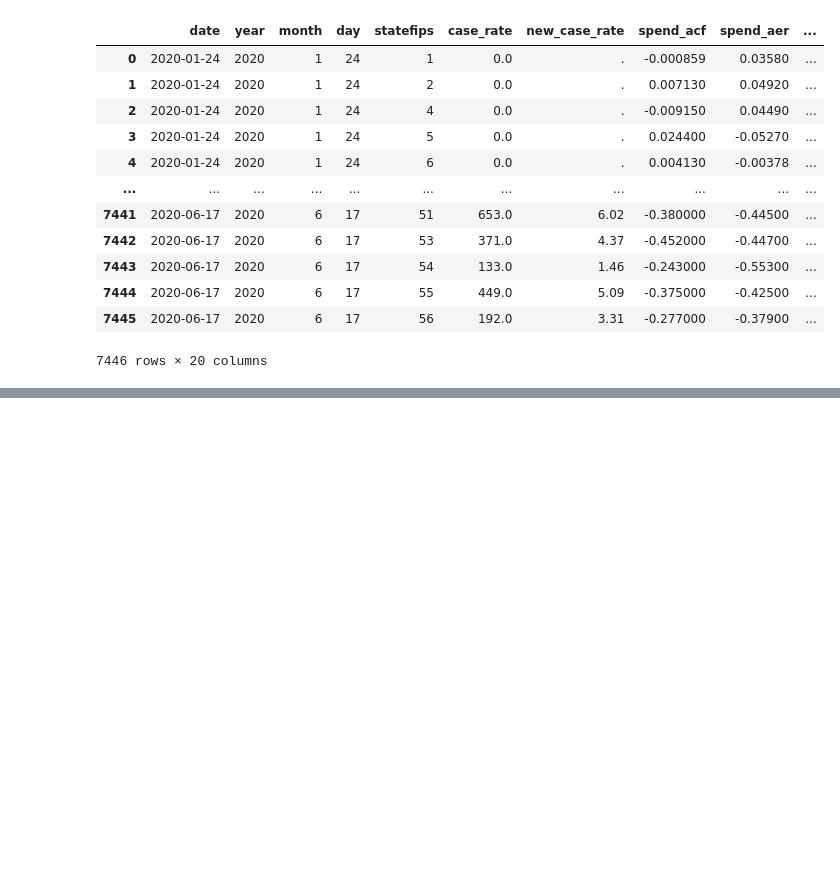
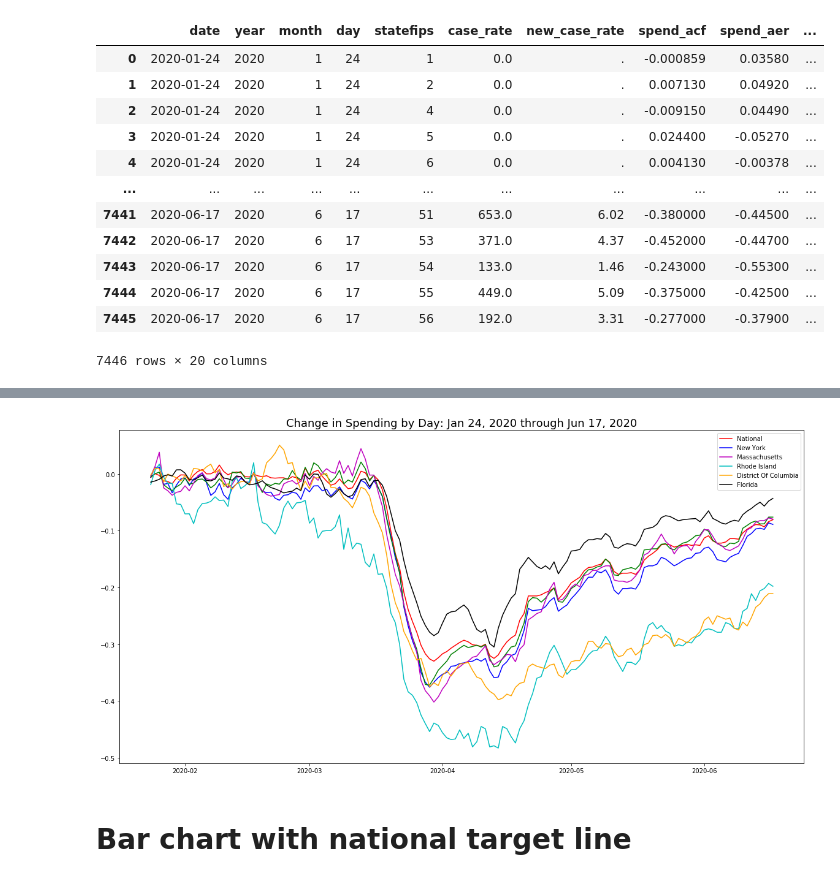
Before and after one commit to Starlinf/Project1, a Jupyter notebook: Project1_Q3.ipynb, the cells around one changed output, grey strips where cells are left out. Saved outputs shown, nothing was run; the diff lists cells and outputs as text; code cells hidden in the pictures; blank space fills up the shorter version.

```diff
--- a/Project1_Q3.ipynb
+++ b/Project1_Q3.ipynb
@@ -289,0 +405,10 @@ years = average_unemployment.keys()
+# %%
+# Code to select End-Of_Month data
+# eom_list = ['2020-01-31', '2020-02-28', '2020-03-31', '2020-04-30', '2020-05-31', '2020-06-17']
+# eom_df = top3_nat_fla_df[top3_nat_fla_df['date'].isin(eom_list)]
+# eom_df.head()
+
+
+
+top5_nat_fla_df_daterange = top5_nat_fla_df[(top5_nat_fla_df['date'] > '2020-01-23') & (top5_nat_fla_df['date'] <= '2020-06-17')]
+top5_nat_fla_df_daterange.head()
@@ -289,0 +422,4 @@ years = average_unemployment.keys()
+# %%
+# Select the columns needed to create the line plot
+line_plot_df = top5_nat_fla_df_daterange[["date", "statename","spend_all"]]
+line_plot_df.head()
@@ -289,0 +433,44 @@ years = average_unemployment.keys()
+# %%
+# Set the 'statename' to be the index for easy referencing of rows
+line_plot_df = line_plot_df.set_index("statename")
+# %%
+# Create a list of the dates to use for the x axis
+dates = line_plot_df["date"].unique()
+# %%
+# Set line chart size
+plt.figure(figsize=(20,10))
+
+# Plot the the national, each state in the top 5, and fla numbers
+nat, = plt.plot(dates, line_plot_df.loc['National',["spend_all"]],
+                color="r",label='National')
+
+ny, = plt.plot(dates, line_plot_df.loc['New York',["spend_all"]],
+               color="b",label='New York')
+
+nj, = plt.plot(dates, line_plot_df.loc['New Jersey',["spend_all"]],
+               color="g",label='New Jersey')
+
+mass, = plt.plot(dates, line_plot_df.loc['Massachusetts',["spend_all"]],
+                 color="m",label='Massachusetts')
+
+ri, = plt.plot(dates, line_plot_df.loc['Rhode Island',["spend_all"]],
+               color="c",label='Rhode Island')
+
+doc, = plt.plot(dates, line_plot_df.loc['District Of Columbia',["spend_all"]],
+                color="orange",label='District Of Columbia')
+
+fla, = plt.plot(dates, line_plot_df.loc['Florida',["spend_all"]],
+                color="k",label='Florida')
+
+# Set a title for the chart
+plt.title("Change in Spending by Day: Jan 24, 2020 through Jun 17, 2020", fontsize=18)
+
+# Create a legend for our chart
+plt.legend(handles=[nat, ny, mass, ri, doc, fla], loc="best")
+
+# Show the chart
+plt.show()
+# %% [output]
+[figure, added]
+# %% [markdown]
+# Bar chart with national target line
```
Also changed, not shown: parts of 53 cells of this notebook.
